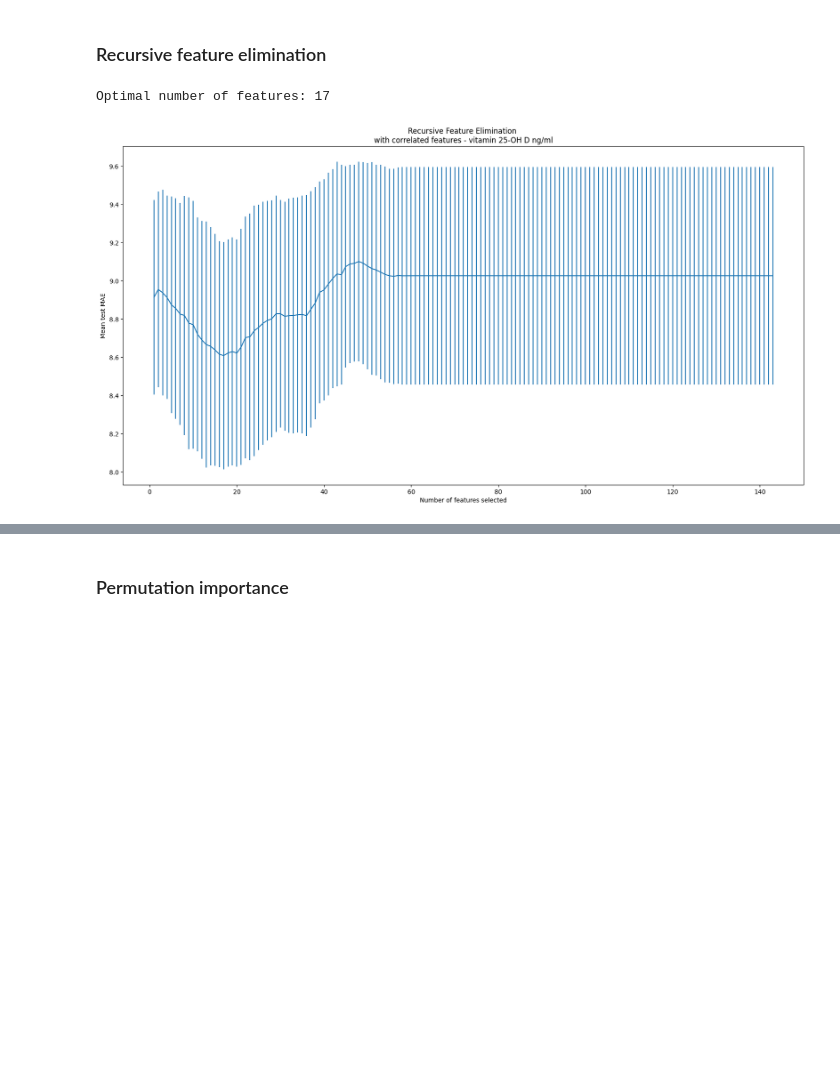
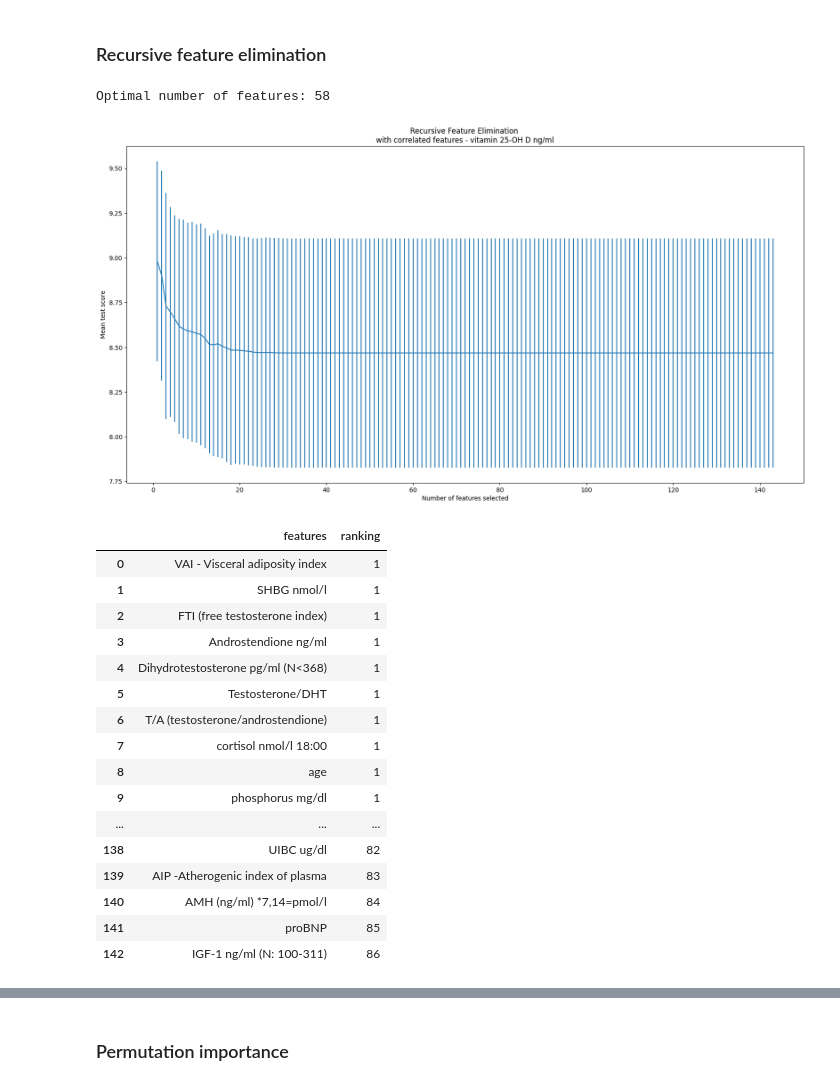
Before and after one commit to Karina-00/Master_project, a Jupyter notebook: vit_d_models.ipynb, the cells around one changed output, grey strips where cells are left out. Drawn from its saved outputs; the diff is of its cells as text; code cells hidden in the pictures; blank space fills up the shorter version.

```diff
--- a/vit_d_models.ipynb
+++ b/vit_d_models.ipynb
@@ -611,10 +611,27 @@ selected_feature_names_mutual_info
 # %%
 lasso_model = Lasso(alpha=0.5)
 
-recursive_feature_elimination_ranked_features_lasso = recursive_feature_elimination(X_train_vit_d, y_train_vit_d, lasso_model, VITAMINE_D)
+recursive_feature_elimination_ranked_features_lasso = recursive_feature_elimination(X_train_vit_d, y_train_vit_d, lasso_model, VITAMINE_D, continuous_preprocessor, categorical_preprocessor)
 recursive_feature_elimination_ranked_features_lasso
 # %% [output]
-Optimal number of features: 17
+Optimal number of features: 58
-[figure, old version]
+[figure, new version]
+|  | features | ranking |
+| 0 | VAI - Visceral adiposity index | 1 |
+| 1 | SHBG nmol/l | 1 |
+| 2 | FTI (free testosterone index) | 1 |
+| 3 | Androstendione ng/ml | 1 |
+| 4 | Dihydrotestosterone pg/ml (N<368) | 1 |
+| 5 | Testosterone/DHT | 1 |
+| 6 | T/A (testosterone/androstendione) | 1 |
+| 7 | cortisol nmol/l 18:00 | 1 |
+| 8 | age | 1 |
+| 9 | phosphorus mg/dl | 1 |
+| ... | ... | ... |
+| 138 | UIBC ug/dl | 82 |
+| 139 | AIP -Atherogenic index of plasma | 83 |
+| 140 | AMH (ng/ml) *7,14=pmol/l | 84 |
+| 141 | proBNP | 85 |
+| 142 | IGF-1 ng/ml (N: 100-311) | 86 |
 # %%
 rf_model = RandomForestRegressor(n_estimators=200, max_depth=None, max_features='sqrt', min_samples_leaf=7, min_samples_split=10, criterion='absolute_error')
```
Also changed, not shown: parts of 3 cells of this notebook, 1 other file.
